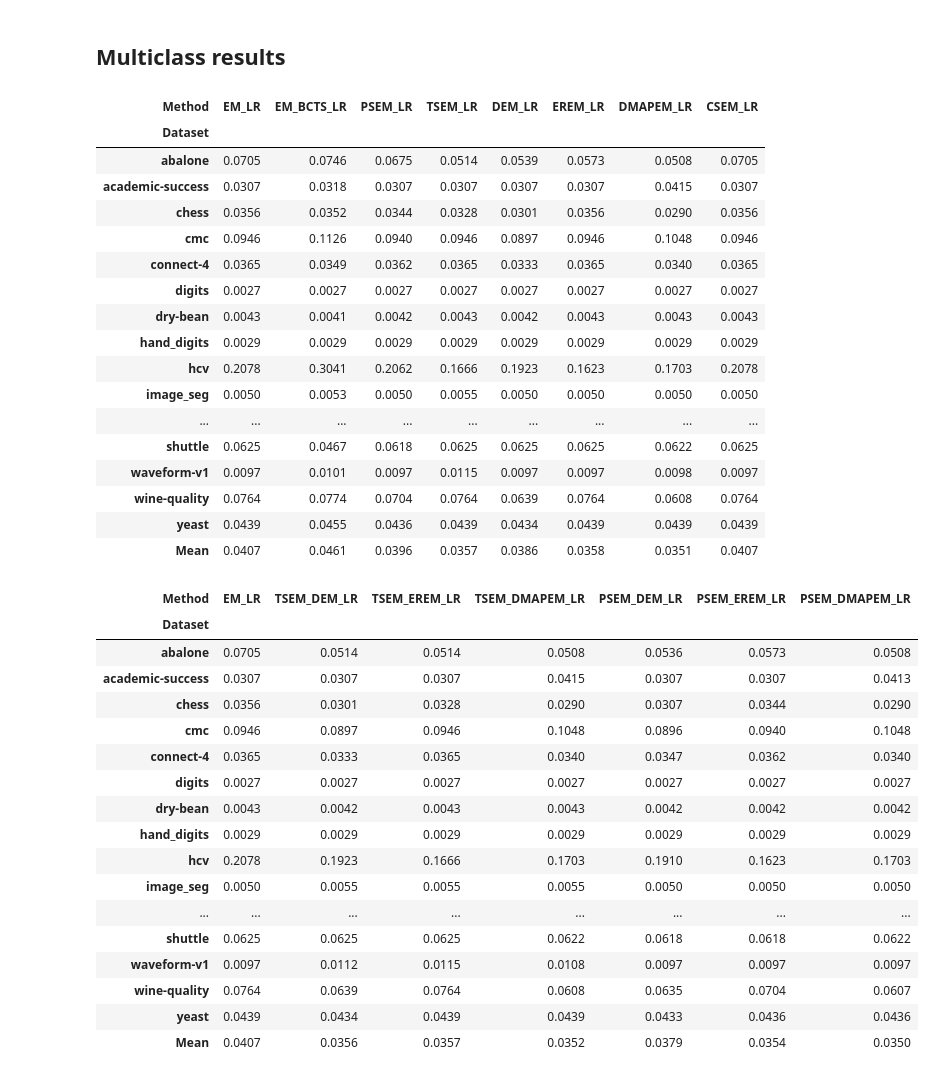
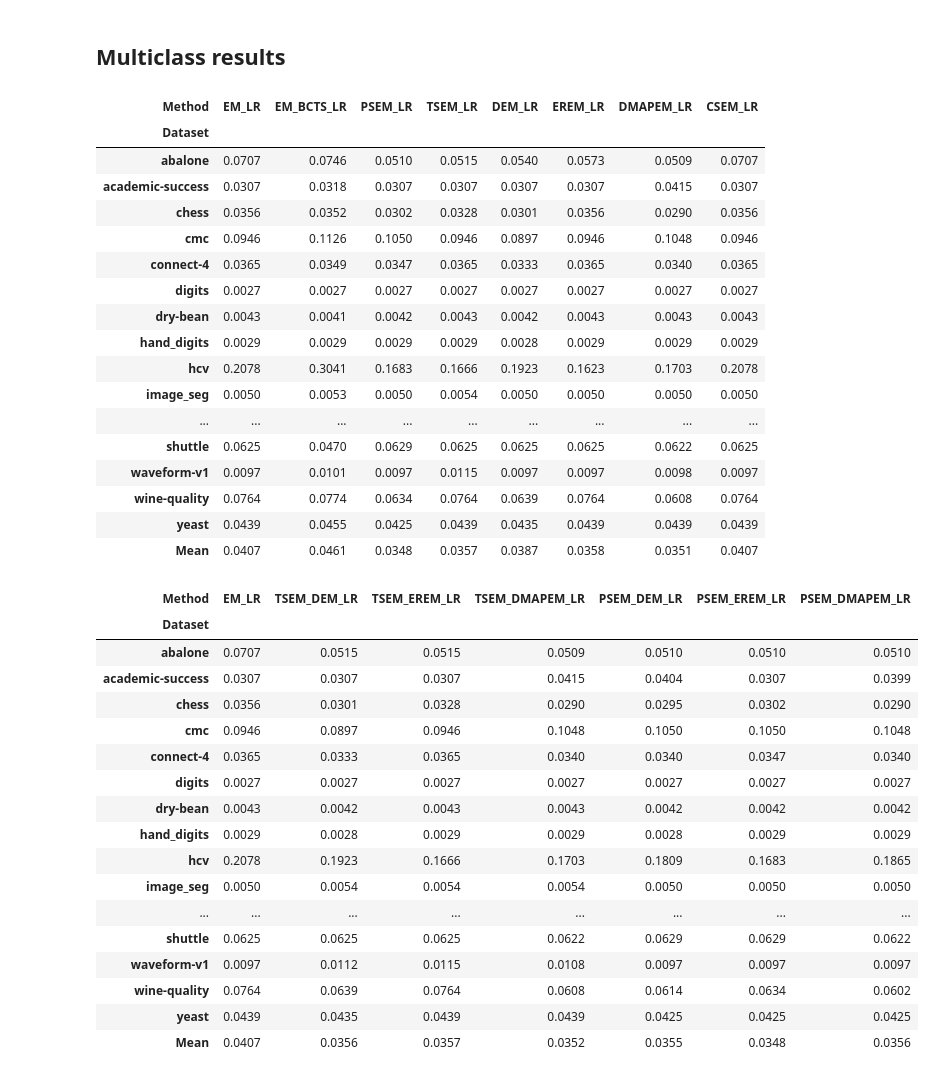
Before and after one commit to pglez82/emq-stabilization, a Jupyter notebook: formatresults.ipynb, the cells around one changed output. Cells and saved outputs as stored; diff of their text form; code cells hidden in the pictures.

```diff
--- a/formatresults.ipynb
+++ b/formatresults.ipynb
@@ -79,6 +79,9 @@ def value_to_cellcolor_vs_ref(val, ref, row_min, row_max,
 
     color = "green" if diff_norm > 0 else "red"
     return f"\\cellcolor{{{color}!{tone}}}{fmt}"
+
+def remove_trailing_zeros(latex_code):
+    return latex_code.replace("0.",".")
 
 def export_results_to_latex(csv_results_path, methods, method_names=None):
     # Load the CSV data
@@ -177,6 +180,7 @@ def export_results_to_latex(csv_results_path, methods, method_names=None):
 
     output = "\n".join(latex_lines)
     output=output.replace("academic-success","acam-success")
+    output = remove_trailing_zeros(output)
 
     return output
 # %% [markdown]
@@ -199,68 +203,68 @@ def get_em_variations(classifier):
 
 
 for classifier in ('LR',):
-    display(print_results_table('results/ucimulti/allmethods.csv',get_em_variations(classifier)))
+    display(print_results_table('results/ucimulti2/allmethods.csv',get_em_variations(classifier)))
 # %% [output]
 | Method | EM_LR | EM_BCTS_LR | PSEM_LR | TSEM_LR | DEM_LR | EREM_LR | DMAPEM_LR | CSEM_LR |
 | Dataset |  |  |  |  |  |  |  |  |
-| abalone | 0.0705 | 0.0746 | 0.0675 | 0.0514 | 0.0539 | 0.0573 | 0.0508 | 0.0705 |
+| abalone | 0.0707 | 0.0746 | 0.0510 | 0.0515 | 0.0540 | 0.0573 | 0.0509 | 0.0707 |
 | academic-success | 0.0307 | 0.0318 | 0.0307 | 0.0307 | 0.0307 | 0.0307 | 0.0415 | 0.0307 |
-| chess | 0.0356 | 0.0352 | 0.0344 | 0.0328 | 0.0301 | 0.0356 | 0.0290 | 0.0356 |
-| cmc | 0.0946 | 0.1126 | 0.0940 | 0.0946 | 0.0897 | 0.0946 | 0.1048 | 0.0946 |
-| connect-4 | 0.0365 | 0.0349 | 0.0362 | 0.0365 | 0.0333 | 0.0365 | 0.0340 | 0.0365 |
+| chess | 0.0356 | 0.0352 | 0.0302 | 0.0328 | 0.0301 | 0.0356 | 0.0290 | 0.0356 |
+| cmc | 0.0946 | 0.1126 | 0.1050 | 0.0946 | 0.0897 | 0.0946 | 0.1048 | 0.0946 |
+| connect-4 | 0.0365 | 0.0349 | 0.0347 | 0.0365 | 0.0333 | 0.0365 | 0.0340 | 0.0365 |
 | digits | 0.0027 | 0.0027 | 0.0027 | 0.0027 | 0.0027 | 0.0027 | 0.0027 | 0.0027 |
 | dry-bean | 0.0043 | 0.0041 | 0.0042 | 0.0043 | 0.0042 | 0.0043 | 0.0043 | 0.0043 |
-| hand_digits | 0.0029 | 0.0029 | 0.0029 | 0.0029 | 0.0029 | 0.0029 | 0.0029 | 0.0029 |
-| hcv | 0.2078 | 0.3041 | 0.2062 | 0.1666 | 0.1923 | 0.1623 | 0.1703 | 0.2078 |
-| image_seg | 0.0050 | 0.0053 | 0.0050 | 0.0055 | 0.0050 | 0.0050 | 0.0050 | 0.0050 |
+| hand_digits | 0.0029 | 0.0029 | 0.0029 | 0.0029 | 0.0028 | 0.0029 | 0.0029 | 0.0029 |
+| hcv | 0.2078 | 0.3041 | 0.1683 | 0.1666 | 0.1923 | 0.1623 | 0.1703 | 0.2078 |
+| image_seg | 0.0050 | 0.0053 | 0.0050 | 0.0054 | 0.0050 | 0.0050 | 0.0050 | 0.0050 |
 | ... | ... | ... | ... | ... | ... | ... | ... | ... |
-| shuttle | 0.0625 | 0.0467 | 0.0618 | 0.0625 | 0.0625 | 0.0625 | 0.0622 | 0.0625 |
+| shuttle | 0.0625 | 0.0470 | 0.0629 | 0.0625 | 0.0625 | 0.0625 | 0.0622 | 0.0625 |
 | waveform-v1 | 0.0097 | 0.0101 | 0.0097 | 0.0115 | 0.0097 | 0.0097 | 0.0098 | 0.0097 |
-| wine-quality | 0.0764 | 0.0774 | 0.0704 | 0.0764 | 0.0639 | 0.0764 | 0.0608 | 0.0764 |
-| yeast | 0.0439 | 0.0455 | 0.0436 | 0.0439 | 0.0434 | 0.0439 | 0.0439 | 0.0439 |
-| Mean | 0.0407 | 0.0461 | 0.0396 | 0.0357 | 0.0386 | 0.0358 | 0.0351 | 0.0407 |
+| wine-quality | 0.0764 | 0.0774 | 0.0634 | 0.0764 | 0.0639 | 0.0764 | 0.0608 | 0.0764 |
+| yeast | 0.0439 | 0.0455 | 0.0425 | 0.0439 | 0.0435 | 0.0439 | 0.0439 | 0.0439 |
+| Mean | 0.0407 | 0.0461 | 0.0348 | 0.0357 | 0.0387 | 0.0358 | 0.0351 | 0.0407 |
 # %%
-output = export_results_to_latex('results/ucimulti/allmethods.csv',('EM_LR','EM_BCTS_LR','PSEM_LR','TSEM_LR','DMAPEM_LR','DEM_LR','CSEM_LR','EREM_LR'),('EMQ','Calib','Smooth','Temp','MAP','Damp','Conf','Ent'))
+output = export_results_to_latex('results/ucimulti2/allmethods.csv',('EM_LR','EM_BCTS_LR','PSEM_LR','TSEM_LR','DMAPEM_LR','DEM_LR','CSEM_LR','EREM_LR'),('EMQ','Calib','Smooth','Temp','MAP','Damp','Conf','Ent'))
 with open("paper/multiclass_lr.tex", "w") as f:
     f.write(output)
 #print(export_results_to_latex('results/ucimulti/allmethods.csv',('EM_NN','EM_BCTS_NN','PSEM_NN','TSEM_NN','DMAPEM_NN','DEM_NN','CSEM_NN','EREM_NN'),('EMQ','Calib','Smooth','Temp','MAP','Damp','Conf','Ent')))
 # %%
 def get_em_variations(classifier):
     """
     Returns a tuple of EM variations for the given classifier.
     """
     return (
         f'EM_{classifier}',
         f'TSEM_DEM_{classifier}',
         f'TSEM_EREM_{classifier}',
         f'TSEM_DMAPEM_{classifier}',
         f'PSEM_DEM_{classifier}',
         f'PSEM_EREM_{classifier}',
         f'PSEM_DMAPEM_{classifier}',
     )
 
 
 for classifier in ('LR',):
-    display(print_results_table('results/ucimulti/allmethods.csv',get_em_variations(classifier)))
+    display(print_results_table('results/ucimulti2/allmethods.csv',get_em_variations(classifier)))
 # %% [output]
 | Method | EM_LR | TSEM_DEM_LR | TSEM_EREM_LR | TSEM_DMAPEM_LR | PSEM_DEM_LR | PSEM_EREM_LR | PSEM_DMAPEM_LR |
 | Dataset |  |  |  |  |  |  |  |
-| abalone | 0.0705 | 0.0514 | 0.0514 | 0.0508 | 0.0536 | 0.0573 | 0.0508 |
-| academic-success | 0.0307 | 0.0307 | 0.0307 | 0.0415 | 0.0307 | 0.0307 | 0.0413 |
-| chess | 0.0356 | 0.0301 | 0.0328 | 0.0290 | 0.0307 | 0.0344 | 0.0290 |
-| cmc | 0.0946 | 0.0897 | 0.0946 | 0.1048 | 0.0896 | 0.0940 | 0.1048 |
-| connect-4 | 0.0365 | 0.0333 | 0.0365 | 0.0340 | 0.0347 | 0.0362 | 0.0340 |
+| abalone | 0.0707 | 0.0515 | 0.0515 | 0.0509 | 0.0510 | 0.0510 | 0.0510 |
+| academic-success | 0.0307 | 0.0307 | 0.0307 | 0.0415 | 0.0404 | 0.0307 | 0.0399 |
+| chess | 0.0356 | 0.0301 | 0.0328 | 0.0290 | 0.0295 | 0.0302 | 0.0290 |
+| cmc | 0.0946 | 0.0897 | 0.0946 | 0.1048 | 0.1050 | 0.1050 | 0.1048 |
+| connect-4 | 0.0365 | 0.0333 | 0.0365 | 0.0340 | 0.0340 | 0.0347 | 0.0340 |
 | digits | 0.0027 | 0.0027 | 0.0027 | 0.0027 | 0.0027 | 0.0027 | 0.0027 |
 | dry-bean | 0.0043 | 0.0042 | 0.0043 | 0.0043 | 0.0042 | 0.0042 | 0.0042 |
-| hand_digits | 0.0029 | 0.0029 | 0.0029 | 0.0029 | 0.0029 | 0.0029 | 0.0029 |
-| hcv | 0.2078 | 0.1923 | 0.1666 | 0.1703 | 0.1910 | 0.1623 | 0.1703 |
-| image_seg | 0.0050 | 0.0055 | 0.0055 | 0.0055 | 0.0050 | 0.0050 | 0.0050 |
+| hand_digits | 0.0029 | 0.0028 | 0.0029 | 0.0029 | 0.0028 | 0.0029 | 0.0029 |
+| hcv | 0.2078 | 0.1923 | 0.1666 | 0.1703 | 0.1809 | 0.1683 | 0.1865 |
+| image_seg | 0.0050 | 0.0054 | 0.0054 | 0.0054 | 0.0050 | 0.0050 | 0.0050 |
 | ... | ... | ... | ... | ... | ... | ... | ... |
-| shuttle | 0.0625 | 0.0625 | 0.0625 | 0.0622 | 0.0618 | 0.0618 | 0.0622 |
+| shuttle | 0.0625 | 0.0625 | 0.0625 | 0.0622 | 0.0629 | 0.0629 | 0.0622 |
 | waveform-v1 | 0.0097 | 0.0112 | 0.0115 | 0.0108 | 0.0097 | 0.0097 | 0.0097 |
-| wine-quality | 0.0764 | 0.0639 | 0.0764 | 0.0608 | 0.0635 | 0.0704 | 0.0607 |
-| yeast | 0.0439 | 0.0434 | 0.0439 | 0.0439 | 0.0433 | 0.0436 | 0.0436 |
-| Mean | 0.0407 | 0.0356 | 0.0357 | 0.0352 | 0.0379 | 0.0354 | 0.0350 |
+| wine-quality | 0.0764 | 0.0639 | 0.0764 | 0.0608 | 0.0614 | 0.0634 | 0.0602 |
+| yeast | 0.0439 | 0.0435 | 0.0439 | 0.0439 | 0.0425 | 0.0425 | 0.0425 |
+| Mean | 0.0407 | 0.0356 | 0.0357 | 0.0352 | 0.0355 | 0.0348 | 0.0356 |
 # %%
 import pandas as pd
 import numpy as np
```
Also changed, not shown: parts of 8 cells of this notebook, 5 other files.
